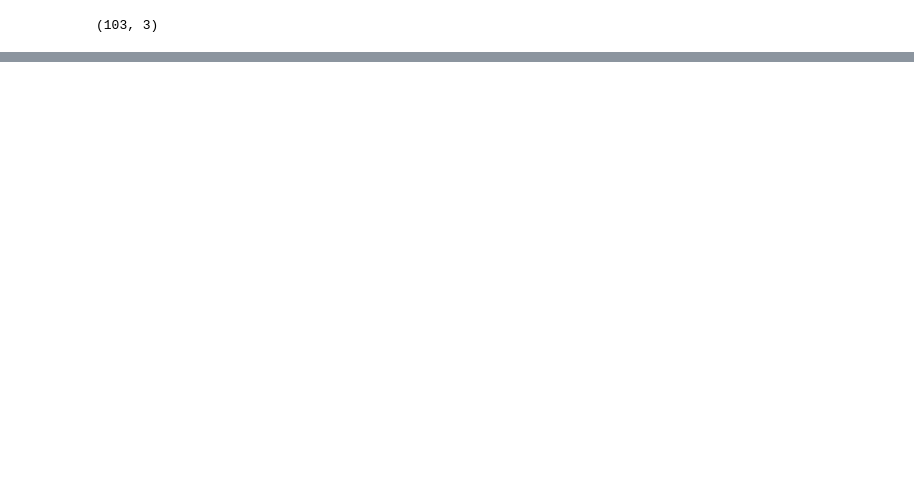
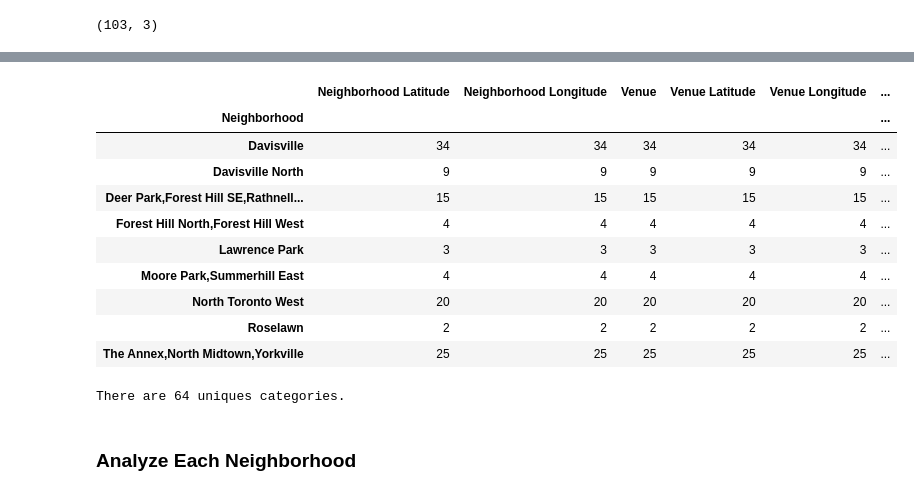
Before and after one commit to watex95/Coursera_Capstone-, a Jupyter notebook: capstone project notem.ipynb, the cells around one changed output, grey strips where cells are left out. Saved outputs shown, nothing was run; the diff lists cells and outputs as text; code cells hidden in the pictures; blank space fills up the shorter version.

```diff
--- a/capstone project notem.ipynb
+++ b/capstone project notem.ipynb
@@ -112,0 +371,18 @@ df.shape
+# %%
+# Clean the json and structure it into a pandas dataframe
+
+venues = results['response']['groups'][0]['items']
+
+nearby_venues = json_normalize(venues) # flatten JSON
+
+# filter columns
+filtered_columns = ['venue.name', 'venue.categories', 'venue.location.lat', 'venue.location.lng']
+nearby_venues =nearby_venues.loc[:, filtered_columns]
+
+# filter the category for each row
+nearby_venues['venue.categories'] = nearby_venues.apply(get_category_type, axis=1)
+
+# clean columns
+nearby_venues.columns = [col.split(".")[-1] for col in nearby_venues.columns]
+
+nearby_venues.head()
@@ -112,0 +471,23 @@ df.shape
+# %%
+#Let's check how many venues were returned for each neighborhood
+central_toronto_venues.groupby('Neighborhood').count()
+# %% [output]
+|  | Neighborhood Latitude | Neighborhood Longitude | Venue | Venue Latitude | Venue Longitude | ... |
+| Neighborhood |  |  |  |  |  | ... |
+| Davisville | 34 | 34 | 34 | 34 | 34 | ... |
+| Davisville North | 9 | 9 | 9 | 9 | 9 | ... |
+| Deer Park,Forest Hill SE,Rathnell... | 15 | 15 | 15 | 15 | 15 | ... |
+| Forest Hill North,Forest Hill West | 4 | 4 | 4 | 4 | 4 | ... |
+| Lawrence Park | 3 | 3 | 3 | 3 | 3 | ... |
+| Moore Park,Summerhill East | 4 | 4 | 4 | 4 | 4 | ... |
+| North Toronto West | 20 | 20 | 20 | 20 | 20 | ... |
+| Roselawn | 2 | 2 | 2 | 2 | 2 | ... |
+| The Annex,North Midtown,Yorkville | 25 | 25 | 25 | 25 | 25 | ... |
+# %%
+# Let's find out how many unique categories can be curated from all the returned venues
+
+print('There are {} uniques categories.'.format(len(central_toronto_venues['Venue Category'].unique())))
+# %% [output]
+There are 64 uniques categories.
+# %% [markdown]
+### Analyze Each Neighborhood
```
Also changed, not shown: parts of 67 cells of this notebook.
